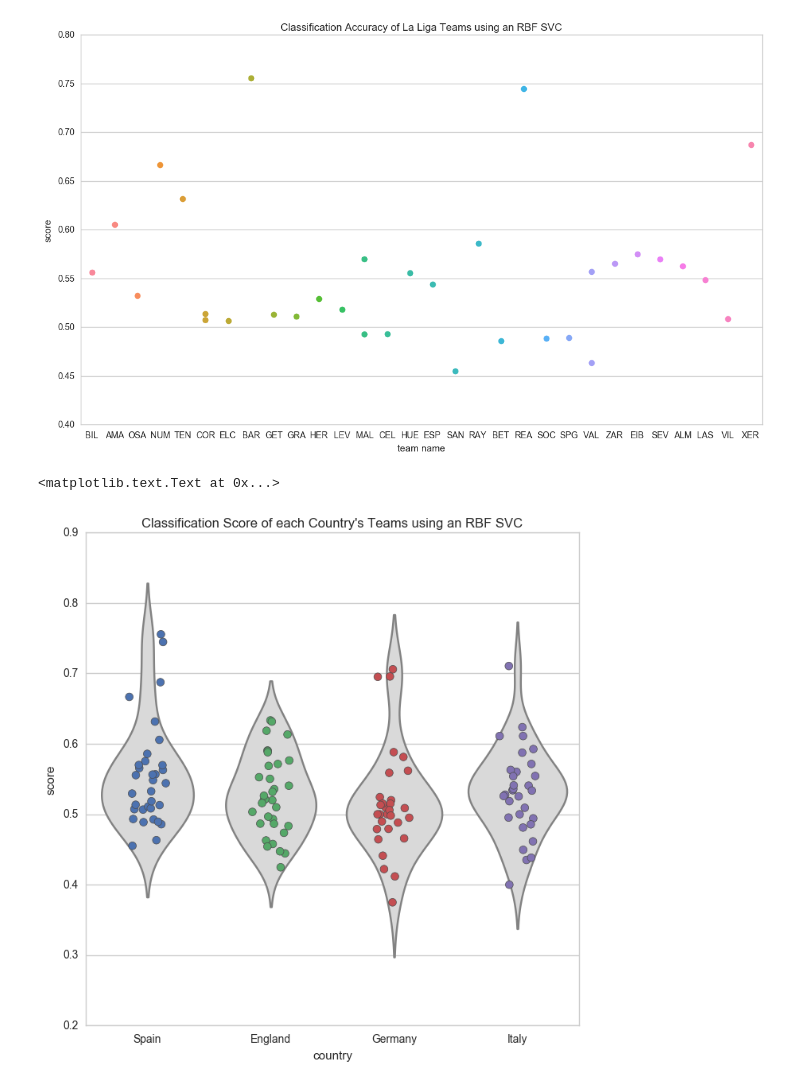
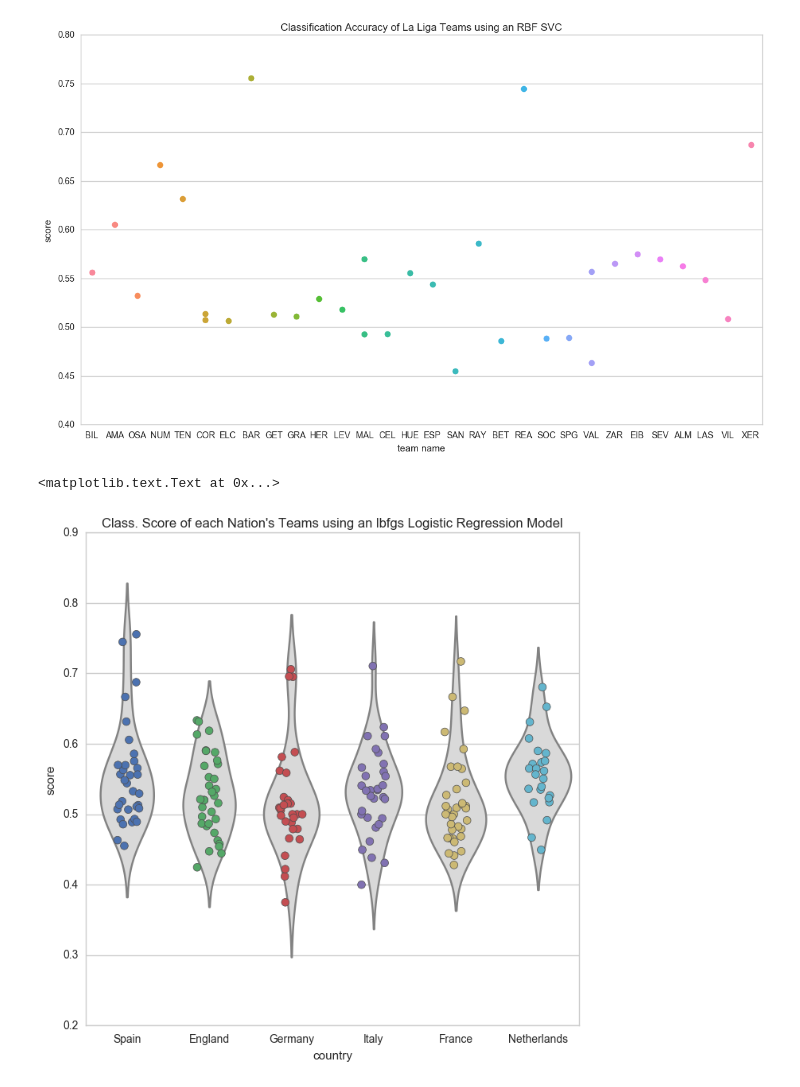
Before and after one commit to darren-geng/European-Soccer-Odds, a Jupyter notebook: European Soccer Odds.ipynb, the cells around one changed output. Cells and saved outputs as stored; diff of their text form; code cells hidden in the pictures.

Commit message:
Added French and Dutch matches for analysis

```diff
--- a/European Soccer Odds.ipynb
+++ b/European Soccer Odds.ipynb
@@ -160,21 +160,27 @@ y_tr_ger = germany_matches['match_result']
 X_tr_ger = germany_matches.drop(unneeded_atts, axis=1)
 y_tr_ita = italy_matches['match_result']
 X_tr_ita = italy_matches.drop(unneeded_atts, axis=1)
+y_tr_fra = france_matches['match_result']
+X_tr_fra = france_matches.drop(unneeded_atts, axis=1)
+y_tr_net = netherlands_matches['match_result']
+X_tr_net = netherlands_matches.drop(unneeded_atts, axis=1)
 
 X_tr_eng, X_val_eng, y_tr_eng, y_val_eng = train_test_split(X_tr_eng, y_tr_eng, test_size = 0.2, random_state = 0)
 X_tr_spa, X_val_spa, y_tr_spa, y_val_spa = train_test_split(X_tr_spa, y_tr_spa, test_size = 0.2, random_state = 0)
 X_tr_ger, X_val_ger, y_tr_ger, y_val_ger = train_test_split(X_tr_ger, y_tr_ger, test_size = 0.2, random_state = 0)
 X_tr_ita, X_val_ita, y_tr_ita, y_val_ita = train_test_split(X_tr_ita, y_tr_ita, test_size = 0.2, random_state = 0)
+X_tr_fra, X_val_fra, y_tr_fra, y_val_fra = train_test_split(X_tr_fra, y_tr_fra, test_size = 0.2, random_state = 0)
+X_tr_net, X_val_net, y_tr_net, y_val_net = train_test_split(X_tr_net, y_tr_net, test_size = 0.2, random_state = 0)
 
-
-sets = zip([('English', X_tr_eng, y_tr_eng), ('Spanish', X_tr_spa, y_tr_spa),
-            ('German', X_tr_ger, y_tr_ger), ('Italian', X_tr_ita, y_tr_ita)])
 
 
 dc_eng = DummyClassifier(strategy = 'most_frequent')
 dc_spa = DummyClassifier(strategy = 'most_frequent')
 dc_ger = DummyClassifier(strategy = 'most_frequent')
 dc_ita = DummyClassifier(strategy = 'most_frequent')
+dc_fra = DummyClassifier(strategy = 'most_frequent')
+dc_net = DummyClassifier(strategy = 'most_frequent')
+
 
 dc_eng.fit(X_tr_eng, y_tr_eng)
 print("Baseline classification accuracy of English matches: %f" % (dc_eng.score(X_val_eng, y_val_eng)))
@@ -184,6 +190,10 @@ dc_ger.fit(X_tr_ger, y_tr_ger)
 print("Baseline classification accuracy of German matches: %f" % (dc_ger.score(X_val_ger, y_val_ger)))
 dc_ita.fit(X_tr_ita, y_tr_ita)
 print("Baseline classification accuracy of Italian matches: %f" % (dc_ita.score(X_val_ita, y_val_ita)))
+dc_fra.fit(X_tr_fra, y_tr_fra)
+print("Baseline classification accuracy of German matches: %f" % (dc_ger.score(X_val_ger, y_val_ger)))
+dc_net.fit(X_tr_net, y_tr_net)
+print("Baseline classification accuracy of Italian matches: %f" % (dc_ita.score(X_val_ita, y_val_ita)))
 # %% [output]
 Baseline classification accuracy of English matches: 0.458685
 Baseline classification accuracy of Spanish matches: 0.492620
@@ -194,6 +206,8 @@ kf_eng = KFold(X_tr_eng.index.size, n_folds = 10, shuffle=True, random_state = 0
 kf_spa = KFold(X_tr_spa.index.size, n_folds = 10, shuffle=True, random_state = 0)
 kf_ger = KFold(X_tr_ger.index.size, n_folds = 10, shuffle=True, random_state = 0)
 kf_ita = KFold(X_tr_ita.index.size, n_folds = 10, shuffle=True, random_state = 0)
+kf_fra = KFold(X_tr_fra.index.size, n_folds = 10, shuffle=True, random_state = 0)
+kf_net = KFold(X_tr_net.index.size, n_folds = 10, shuffle=True, random_state = 0)
 
 c_space = np.logspace(-5, 5, 20)
 lgr_eng = LogisticRegressionCV(Cs = c_space, cv = kf_eng, solver='lbfgs')
@@ -208,6 +222,12 @@ print("Classification accuracy of Logistic Regression on German matches: %f" % (
 lgr_ita = LogisticRegressionCV(Cs = c_space, cv = kf_ita, solver='lbfgs')
 lgr_ita.fit(X_tr_ita, y_tr_ita)
 print("Classification accuracy of Logistic Regression on Italian matches: %f" % (lgr_eng.score(X_val_ita, y_val_ita)))
+lgr_fra = LogisticRegressionCV(Cs = c_space, cv = kf_fra, solver='lbfgs')
+lgr_fra.fit(X_tr_fra, y_tr_fra)
+print("Classification accuracy of Logistic Regression on French matches: %f" % (lgr_eng.score(X_val_ger, y_val_ger)))
+lgr_net = LogisticRegressionCV(Cs = c_space, cv = kf_net, solver='lbfgs')
+lgr_net.fit(X_tr_net, y_tr_net)
+print("Classification accuracy of Logistic Regression on Dutch matches: %f" % (lgr_eng.score(X_val_ita, y_val_ita)))
 # %% [output]
 Classification accuracy of Logistic Regression on English matches: 0.521079
 Classification accuracy of Logistic Regression on Spanish matches: 0.535055
@@ -312,7 +348,8 @@ plt.xlabel('team name')
 [figure]
 # %%
 team_sets = [('Spain', spain_matches, lgr_spa, {}), ('England', england_matches, lgr_eng, {}),
-            ('Germany', germany_matches, lgr_ger, {}), ('Italy', italy_matches, lgr_ita, {})]
+            ('Germany', germany_matches, lgr_ger, {}), ('Italy', italy_matches, lgr_ita, {}),
+            ('France', france_matches, lgr_fra, {}), ('Netherlands', netherlands_matches, lgr_net, {})]
 spanish_results = {}
 for country, country_matches, lgr, results in team_sets:
     team_apis = country_matches['home_team_api_id'].unique()
@@ -334,10 +371,10 @@ for country, country_matches, lgr, results in team_sets:
 # %%
 sns.set_style('whitegrid')
 plt.figure(figsize = [8, 8])
-plt.title('Classification Score of each Country\'s Teams using an RBF SVC')
+plt.title('Class. Score of each Nation\'s Teams with an lbfgs Logistic Regression Model')
 ax = sns.violinplot(x="country", y="score", data=all_results, inner=None, color=".85")
 ax= sns.stripplot(x="country", y="score", data=all_results, size = 7, jitter = .15, linewidth = .5)
 plt.xlabel('country')
 # %% [output]
 <matplotlib.text.Text at 0x...>
-[figure, old version]
+[figure, new version]
```
Also changed, not shown: parts of 4 cells of this notebook.
